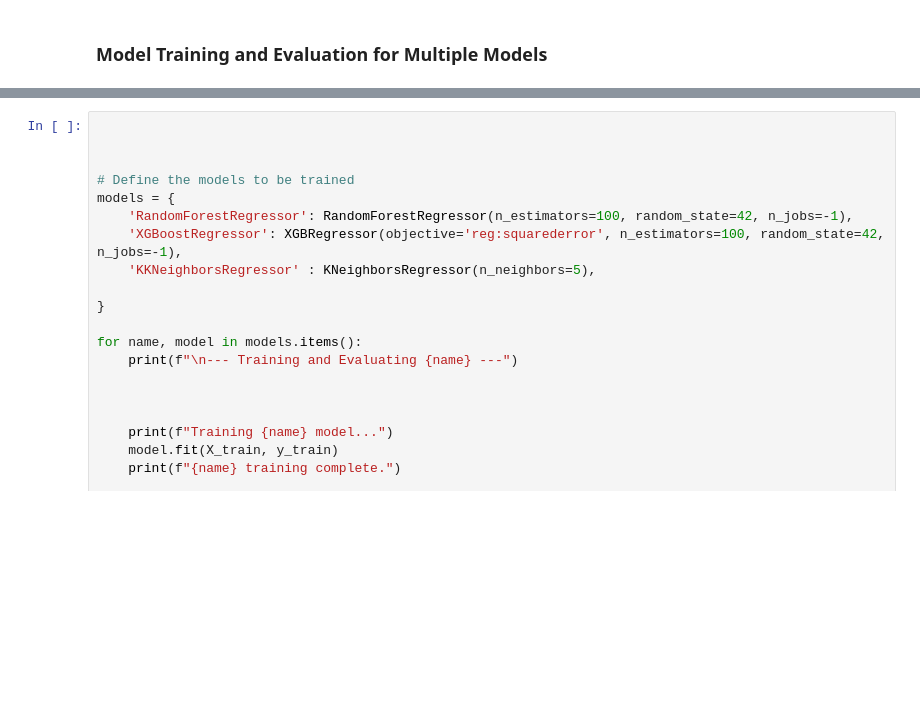
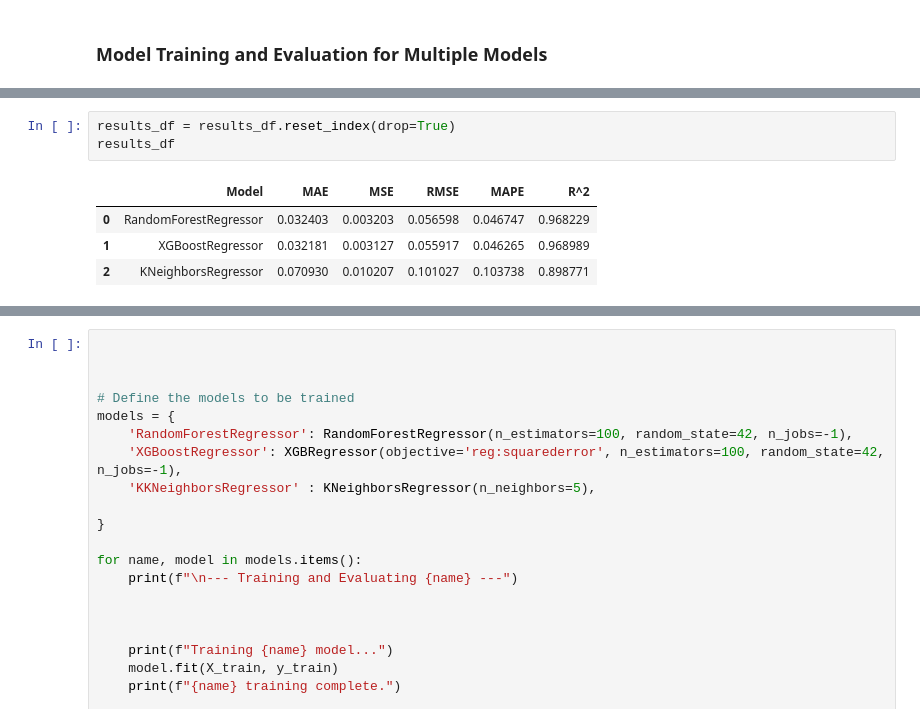
Before and after one commit to BraynerSantos/Surface_Roughness, a Jupyter notebook: notebook/Surface_Roughness.ipynb, the cells around one changed output, grey strips where cells are left out. Drawn from its saved outputs; the diff is of its cells as text; blank space fills up the shorter version.

```diff
--- a/notebook/Surface_Roughness.ipynb
+++ b/notebook/Surface_Roughness.ipynb
@@ -451,0 +505,8 @@ X_train, X_test, y_train, y_test = train_test_split(X, y, test_size=0.2, random_
+# %%
+results_df = results_df.reset_index(drop=True)
+results_df
+# %% [output]
+|  | Model | MAE | MSE | RMSE | MAPE | R^2 |
+| 0 | RandomForestRegressor | 0.032403 | 0.003203 | 0.056598 | 0.046747 | 0.968229 |
+| 1 | XGBoostRegressor | 0.032181 | 0.003127 | 0.055917 | 0.046265 | 0.968989 |
+| 2 | KNeighborsRegressor | 0.070930 | 0.010207 | 0.101027 | 0.103738 | 0.898771 |
```
Also changed, not shown: parts of 21 cells of this notebook, 5 other files.
